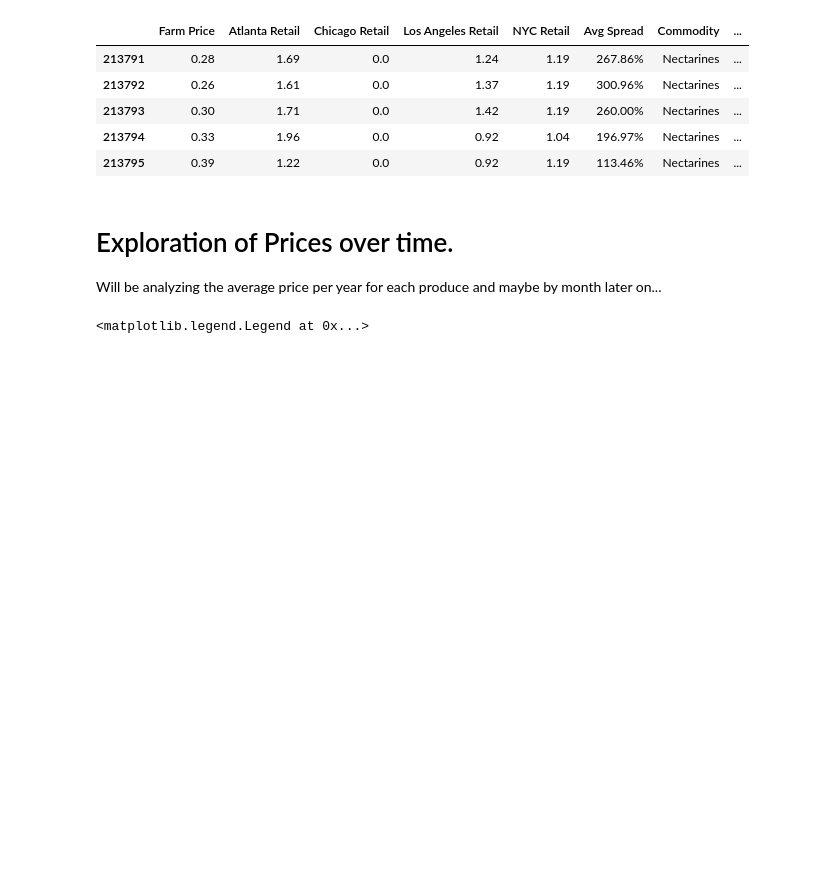
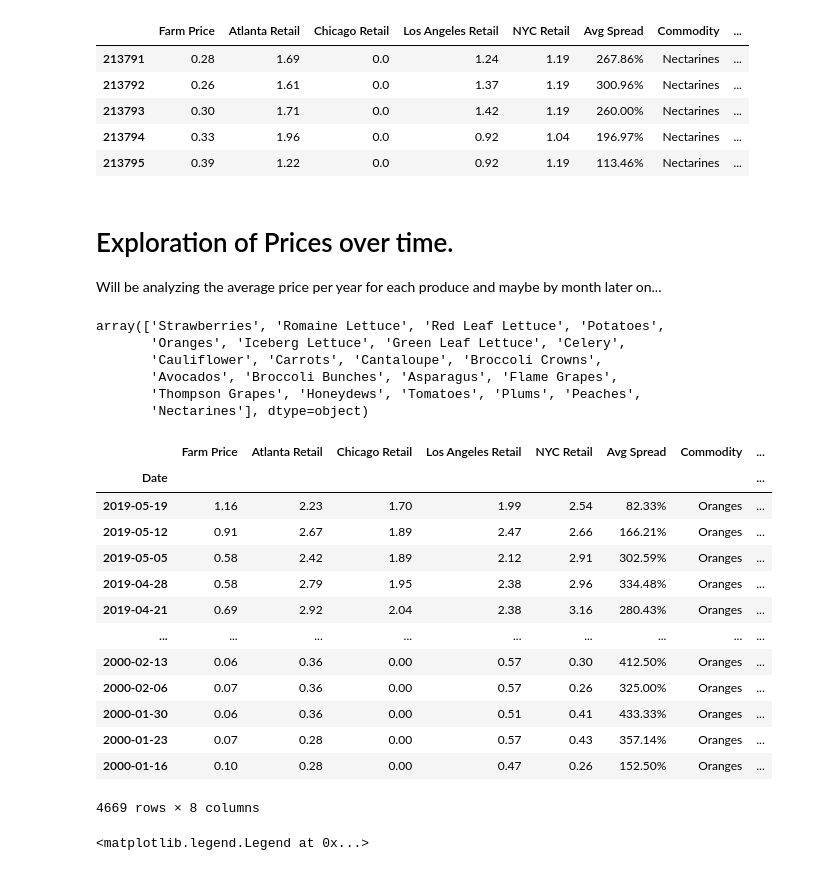
Before and after one commit to tim-christy/agriculture-price-analysis, a Jupyter notebook: notebooks/01_exploration/EDA_LB.ipynb, the cells around one changed output. Cells and saved outputs as stored; diff of their text form; code cells hidden in the pictures; blank space fills up the shorter version.

Commit message:
iterating EDA for rest of produce and working on deliverable EDA

```diff
--- a/notebooks/01_exploration/EDA_LB.ipynb
+++ b/notebooks/01_exploration/EDA_LB.ipynb
@@ -48,0 +47,33 @@ strawberries_df = produce_df[produce_df['Commodity'] == 'Strawberries']
+# %%
+produce_df['Commodity'].unique()
+# %% [output]
+array(['Strawberries', 'Romaine Lettuce', 'Red Leaf Lettuce', 'Potatoes',
+       'Oranges', 'Iceberg Lettuce', 'Green Leaf Lettuce', 'Celery',
+       'Cauliflower', 'Carrots', 'Cantaloupe', 'Broccoli Crowns',
+       'Avocados', 'Broccoli Bunches', 'Asparagus', 'Flame Grapes',
+       'Thompson Grapes', 'Honeydews', 'Tomatoes', 'Plums', 'Peaches',
+       'Nectarines'], dtype=object)
+# %%
+produce_dict = {}
+# %%
+#strawberries_df = produce_df[produce_df['Commodity'] == 'Strawberries']
+
+for produce in list(produce_df['Commodity'].unique()):
+    produce_dict[produce] = produce_df[produce_df['Commodity'] == produce]
+# %%
+produce_dict['Oranges']
+# %% [output]
+|  | Farm Price | Atlanta Retail | Chicago Retail | Los Angeles Retail | NYC Retail | Avg Spread | Commodity | ... |
+| Date |  |  |  |  |  |  |  | ... |
+| 2019-05-19 | 1.16 | 2.23 | 1.70 | 1.99 | 2.54 | 82.33% | Oranges | ... |
+| 2019-05-12 | 0.91 | 2.67 | 1.89 | 2.47 | 2.66 | 166.21% | Oranges | ... |
+| 2019-05-05 | 0.58 | 2.42 | 1.89 | 2.12 | 2.91 | 302.59% | Oranges | ... |
+| 2019-04-28 | 0.58 | 2.79 | 1.95 | 2.38 | 2.96 | 334.48% | Oranges | ... |
+| 2019-04-21 | 0.69 | 2.92 | 2.04 | 2.38 | 3.16 | 280.43% | Oranges | ... |
+| ... | ... | ... | ... | ... | ... | ... | ... | ... |
+| 2000-02-13 | 0.06 | 0.36 | 0.00 | 0.57 | 0.30 | 412.50% | Oranges | ... |
+| 2000-02-06 | 0.07 | 0.36 | 0.00 | 0.57 | 0.26 | 325.00% | Oranges | ... |
+| 2000-01-30 | 0.06 | 0.36 | 0.00 | 0.51 | 0.41 | 433.33% | Oranges | ... |
+| 2000-01-23 | 0.07 | 0.28 | 0.00 | 0.57 | 0.43 | 357.14% | Oranges | ... |
+| 2000-01-16 | 0.10 | 0.28 | 0.00 | 0.47 | 0.26 | 152.50% | Oranges | ... |
+4669 rows × 8 columns
```
Also changed, not shown: parts of 4 cells of this notebook, 1 other file.
